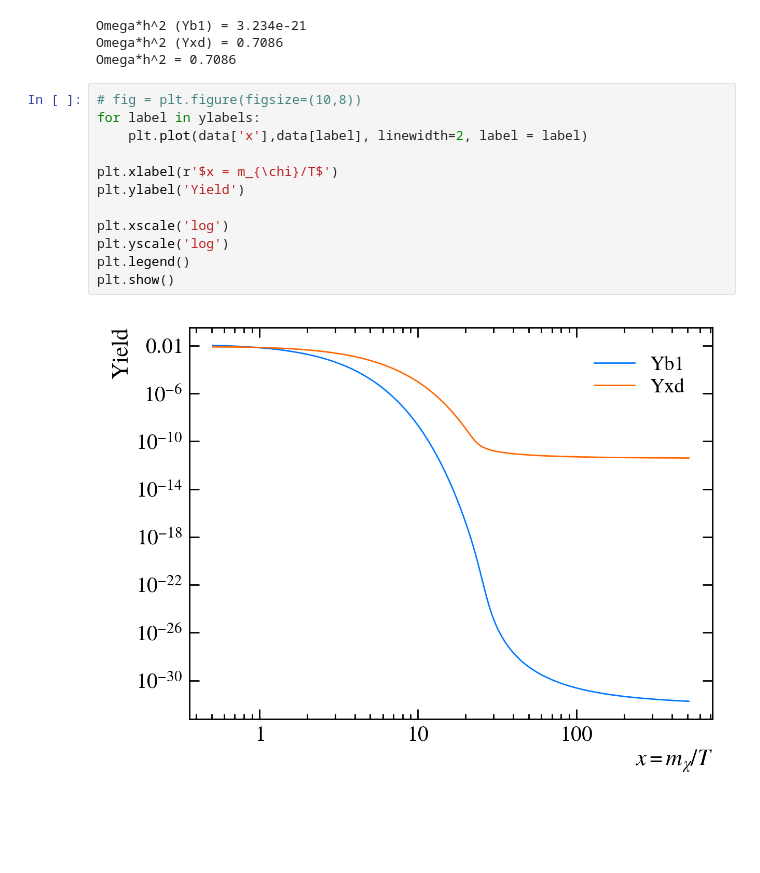
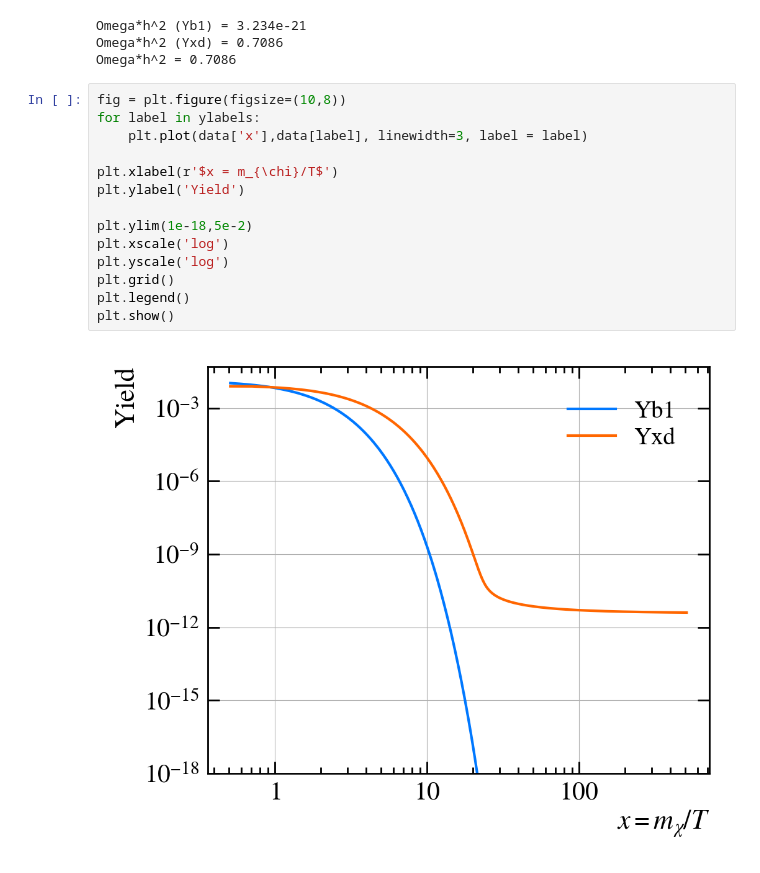
Before and after one commit to gabrielaalevi/DarkCalc, a Jupyter notebook: plotSolution.ipynb, the cells around one changed output. Cells and saved outputs as stored; diff of their text form; blank space fills up the shorter version.

```diff
--- a/plotSolution.ipynb
+++ b/plotSolution.ipynb
@@ -30,16 +30,18 @@ Omega*h^2 (Yb1) = 3.234e-21
 Omega*h^2 (Yxd) = 0.7086
 Omega*h^2 = 0.7086
 # %%
-# fig = plt.figure(figsize=(10,8))
+fig = plt.figure(figsize=(10,8))
 for label in ylabels:
-    plt.plot(data['x'],data[label], linewidth=2, label = label)
+    plt.plot(data['x'],data[label], linewidth=3, label = label)
 
 plt.xlabel(r'$x = m_{\chi}/T$')
 plt.ylabel('Yield')
 
+plt.ylim(1e-18,5e-2)
 plt.xscale('log')
 plt.yscale('log')
+plt.grid()
 plt.legend()
 plt.show()
 # %% [output]
-[figure, old version]
+[figure, new version]
```
Also changed, not shown: parts of 1 cell of this notebook, 4 other files.
